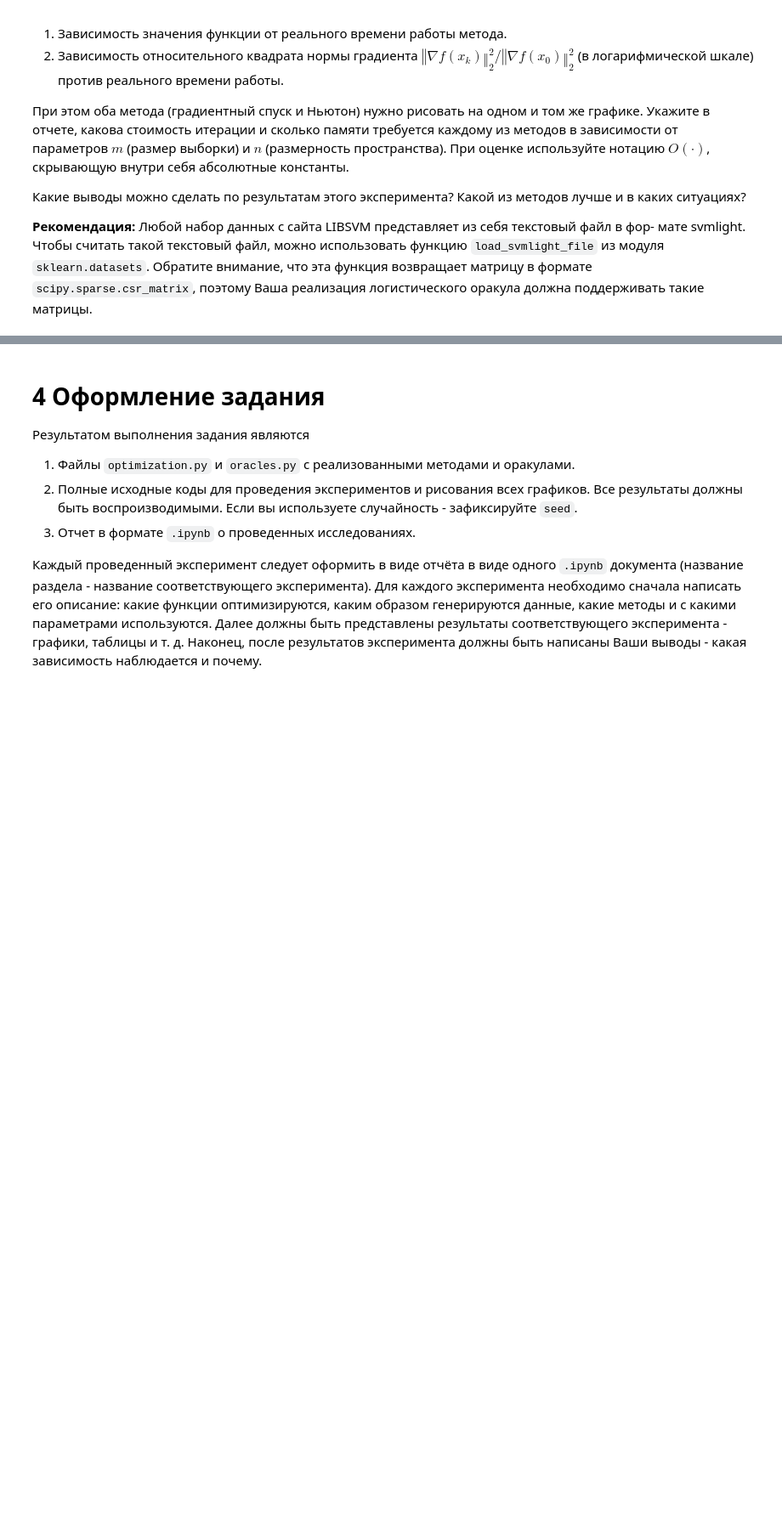
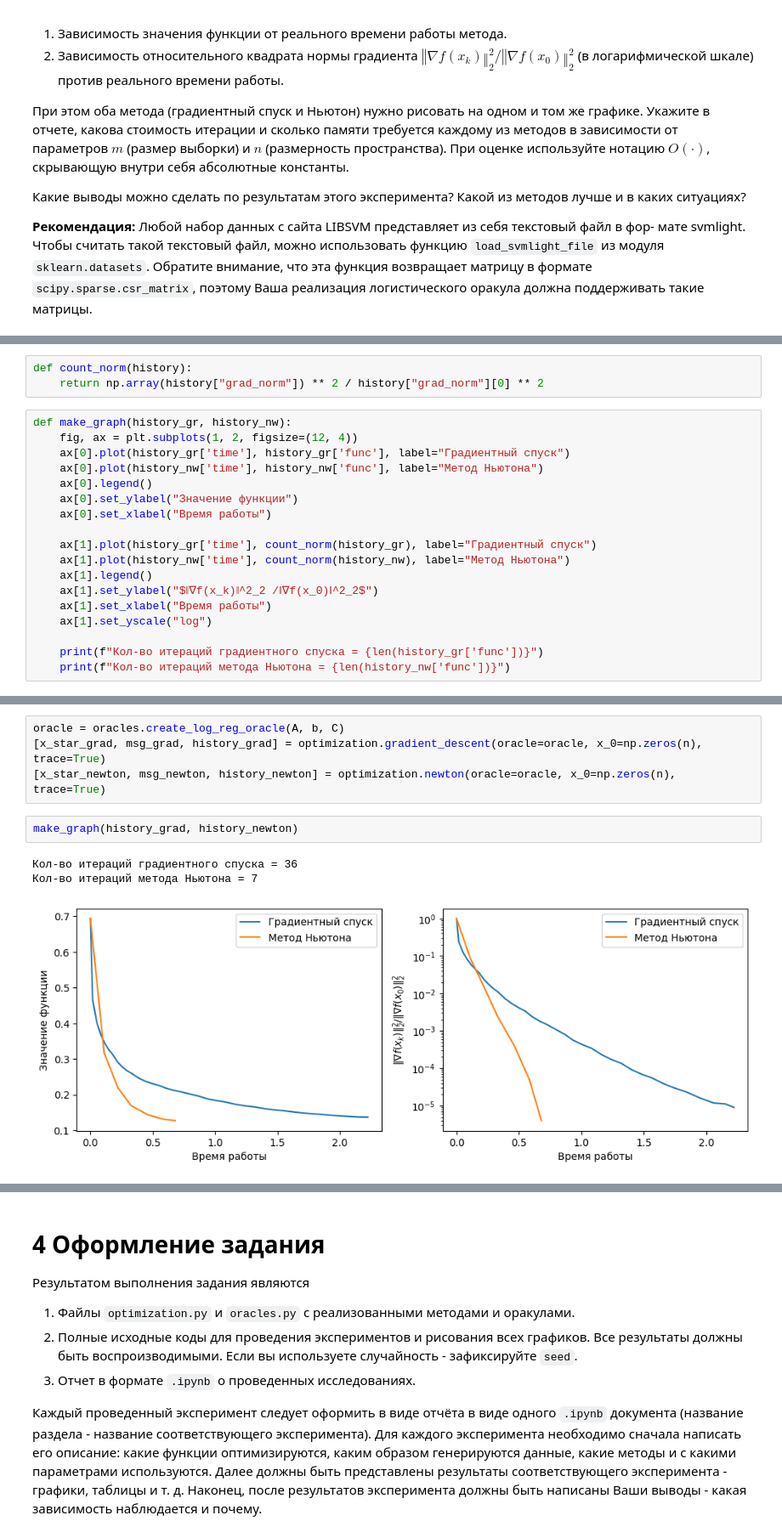
Before and after one commit to sergeiperel/MachineLearning2023, a Jupyter notebook: homework04/homework-practice-04-Optimization_in_ML/homework-practice-04-Optimization_in_ML.ipynb, the cells around one changed output, grey strips where cells are left out. Shown at 85% size. Drawn from its saved outputs; the diff is of its cells as text; blank space fills up the shorter version.

```diff
--- a/homework04/homework-practice-04-Optimization_in_ML/homework-practice-04-Optimization_in_ML.ipynb
+++ b/homework04/homework-practice-04-Optimization_in_ML/homework-practice-04-Optimization_in_ML.ipynb
@@ -332,0 +369,21 @@ b = np.sign(np.random.randn(m))
+# %%
+def count_norm(history):
+    return np.array(history["grad_norm"]) ** 2 / history["grad_norm"][0] ** 2
+# %%
+def make_graph(history_gr, history_nw):
+    fig, ax = plt.subplots(1, 2, figsize=(12, 4))
+    ax[0].plot(history_gr['time'], history_gr['func'], label="Градиентный спуск")
+    ax[0].plot(history_nw['time'], history_nw['func'], label="Метод Ньютона")
+    ax[0].legend()
+    ax[0].set_ylabel("Значение функции")
+    ax[0].set_xlabel("Время работы")
+
+    ax[1].plot(history_gr['time'], count_norm(history_gr), label="Градиентный спуск")
+    ax[1].plot(history_nw['time'], count_norm(history_nw), label="Метод Ньютона")
+    ax[1].legend()
+    ax[1].set_ylabel("$‖∇f(x_k)‖^2_2 /‖∇f(x_0)‖^2_2$")
+    ax[1].set_xlabel("Время работы")
+    ax[1].set_yscale("log")
+
+    print(f"Кол-во итераций градиентного спуска = {len(history_gr['func'])}")
+    print(f"Кол-во итераций метода Ньютона = {len(history_nw['func'])}")
@@ -332,0 +399,10 @@ b = np.sign(np.random.randn(m))
+# %%
+oracle = oracles.create_log_reg_oracle(A, b, C)
+[x_star_grad, msg_grad, history_grad] = optimization.gradient_descent(oracle=oracle, x_0=np.zeros(n), trace=True)
+[x_star_newton, msg_newton, history_newton] = optimization.newton(oracle=oracle, x_0=np.zeros(n), trace=True)
+# %%
+make_graph(history_grad, history_newton)
+# %% [output]
+Кол-во итераций градиентного спуска = 36
+Кол-во итераций метода Ньютона = 7
+[figure, added]
```
Also changed, not shown: parts of 28 cells of this notebook.
